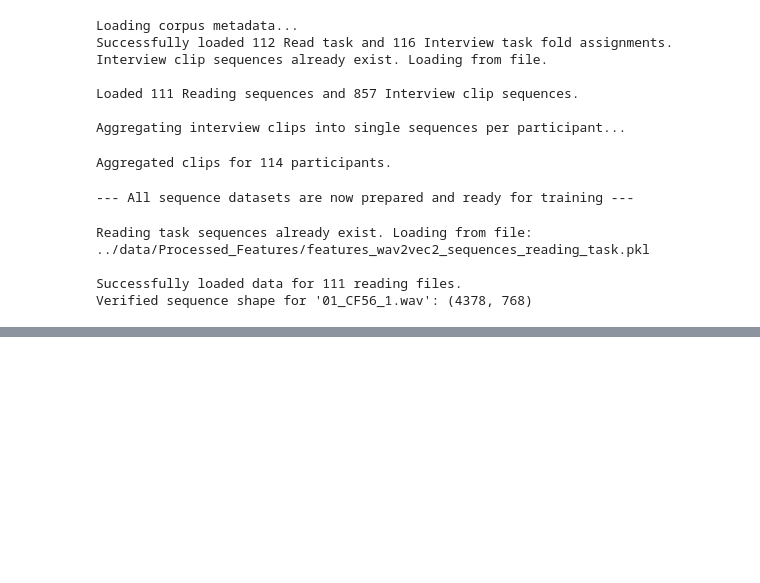
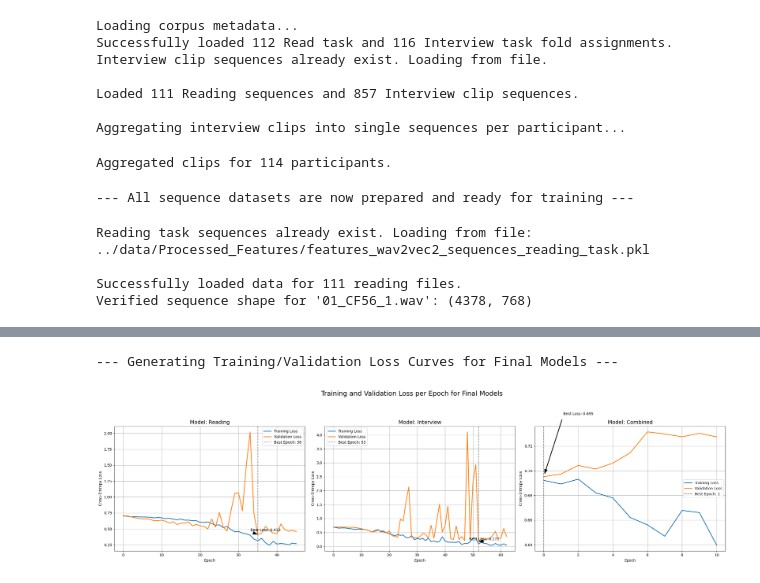
Before and after one commit to ayushpradhan-dev/robust-speech-analysis-framework, a Jupyter notebook: notebooks/04_cnn_lstm_experiment.ipynb, the cells around one changed output, grey strips where cells are left out. Cells and saved outputs as stored; diff of their text form; code cells hidden in the pictures; blank space fills up the shorter version.

```diff
--- a/notebooks/04_cnn_lstm_experiment.ipynb
+++ b/notebooks/04_cnn_lstm_experiment.ipynb
@@ -564,0 +312,56 @@ Results saved to ../data/Processed_Features/results_wav2vec2_cnn_lstm_tuned_comb
+# %%
+import matplotlib.pyplot as plt
+# Visualize Training and Validation Loss Curves from Saved Models
+
+print("--- Generating Training/Validation Loss Curves for Final Models ---")
+
+# Create a figure with 1 row and 3 columns for the side-by-side plots
+fig, axes = plt.subplots(1, 3, figsize=(24, 7), sharey=False)
+fig.suptitle('Training and Validation Loss per Epoch for Final Models', fontsize=18)
+
+# Loop through the three data types to find their saved models
+for i, data_type in enumerate(['reading', 'interview', 'combined']):
+    ax = axes[i]
+    MODEL_SAVE_PATH = f'../models/final_tuned_cnn_lstm_{data_type}.pt'
+
+    # Load the history directly from the saved model file
+    if os.path.exists(MODEL_SAVE_PATH):
+        saved_data = torch.load(MODEL_SAVE_PATH)
+
+        # Check if the history was saved in the file
+        if 'train_loss_history' in saved_data and 'val_loss_history' in saved_data:
+            train_history = saved_data['train_loss_history']
+            val_history = saved_data['val_loss_history']
+
+            # Plot the training and validation loss
+            ax.plot(train_history, label='Training Loss', color='C0', lw=2)
+            ax.plot(val_history, label='Validation Loss', color='C1', lw=2)
+
+            # Find the epoch with the best validation loss to annotate the plot
+            best_epoch = np.argmin(val_history)
+            best_val_loss = np.min(val_history)
+
+            # Add a vertical line and annotation to mark the best epoch
+            ax.axvline(x=best_epoch, color='grey', linestyle='--', label=f'Best Epoch: {best_epoch + 1}')
+            ax.annotate(f'Best Loss: {best_val_loss:.3f}',
+                        xy=(best_epoch, best_val_loss),
+                        xytext=(best_epoch + 2, best_val_loss + 0.05),
+                        arrowprops=dict(facecolor='black', shrink=0.05, width=1, headwidth=8),
+                        ha='center')
+
+            ax.set_title(f'Model: {data_type.title()}', fontsize=14)
+            ax.legend()
+        else:
+            ax.set_title(f'Model: {data_type.title()}\n(History not found in file)')
+    else:
+        ax.set_title(f'Model: {data_type.title()}\n(Model file not found)')
+
+    ax.set_xlabel('Epoch')
+    ax.set_ylabel('Cross-Entropy Loss')
+    ax.grid(True)
+
+plt.tight_layout(rect=[0, 0.03, 1, 0.95])
+plt.show()
+# %% [output]
+--- Generating Training/Validation Loss Curves for Final Models ---
+[figure, added]
```
Also changed, not shown: parts of 8 cells of this notebook, 4 other files.
